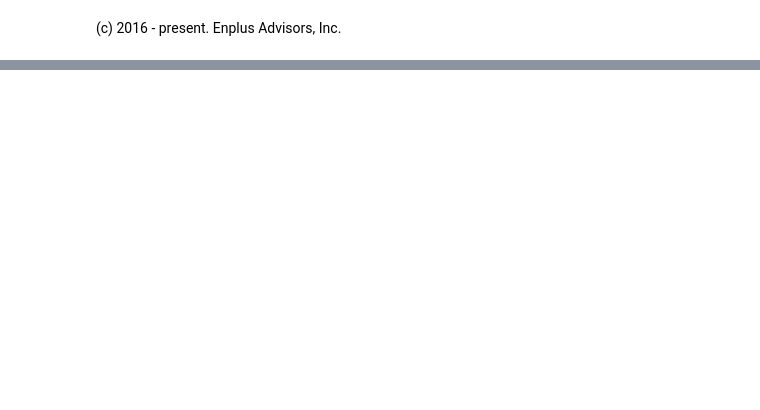
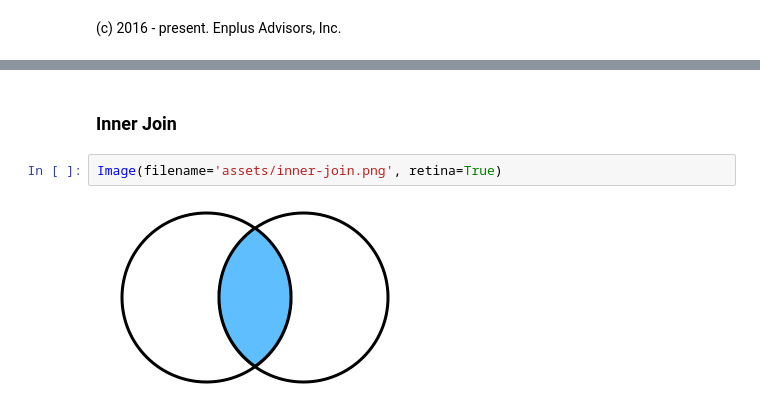
Before and after one commit to dgerlanc/programming-with-data, a Jupyter notebook: 04-merge-pivot-slides.ipynb, the cells around one changed output, grey strips where cells are left out. Cells and saved outputs as stored; diff of their text form; blank space fills up the shorter version.

```diff
--- a/04-merge-pivot-slides.ipynb
+++ b/04-merge-pivot-slides.ipynb
@@ -139,0 +21,6 @@ df_long.drop_duplicates('ticker', keep='first')
+# %% [markdown]
+### Inner Join
+# %%
+Image(filename='assets/inner-join.png', retina=True)
+# %% [output]
+[figure, added]
```
Also changed, not shown: parts of 80 cells of this notebook, 20 other files.
